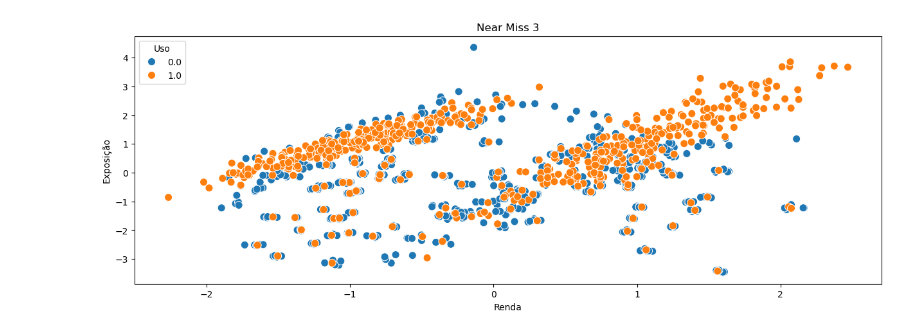
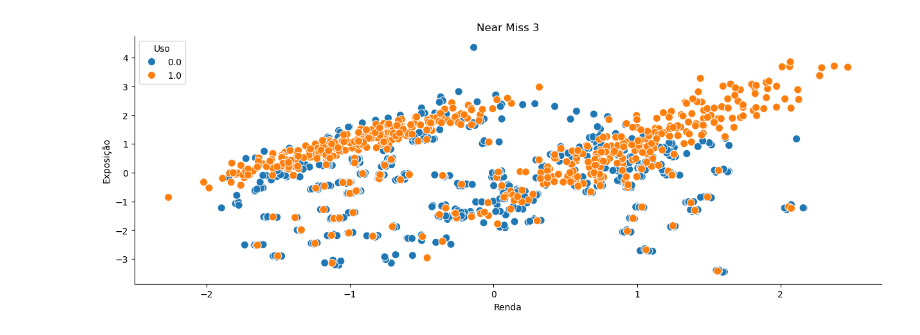
Before and after one commit to icruzsorj/Classificacao_Binaria_Eventos_Raros, a Jupyter notebook: Under_Sampling.ipynb, the cells around one changed output. Drawn from its saved outputs; the diff is of its cells as text; code cells hidden in the pictures.

```diff
--- a/Under_Sampling.ipynb
+++ b/Under_Sampling.ipynb
@@ -57,14 +69,18 @@ plt.show()
 # %%
 NearMiss_3_X, NearMiss_3_y = NearMiss(version = 3, n_neighbors_ver3 = 5).fit_resample(X, y)
 
 NearMiss_3 = NearMiss_3_X.join(NearMiss_3_y)
 
 plt.figure(figsize = (15, 5))
 
-sns.scatterplot(data = NearMiss_3, x = 'Renda', y = 'Exposição', hue = 'Uso', s = 75)
+Grafico_NearMiss_3 = sns.scatterplot(data = NearMiss_3, x = 'Renda', y = 'Exposição', hue = 'Uso', s = 75)
+
+Grafico_NearMiss_3.spines['top'].set_visible(False)
+
+Grafico_NearMiss_3.spines['right'].set_visible(False)
 
 plt.title('Near Miss 3')
 
 plt.show()
 # %% [output]
-[figure, old version]
+[figure, new version]
```
Also changed, not shown: parts of 3 cells of this notebook.
